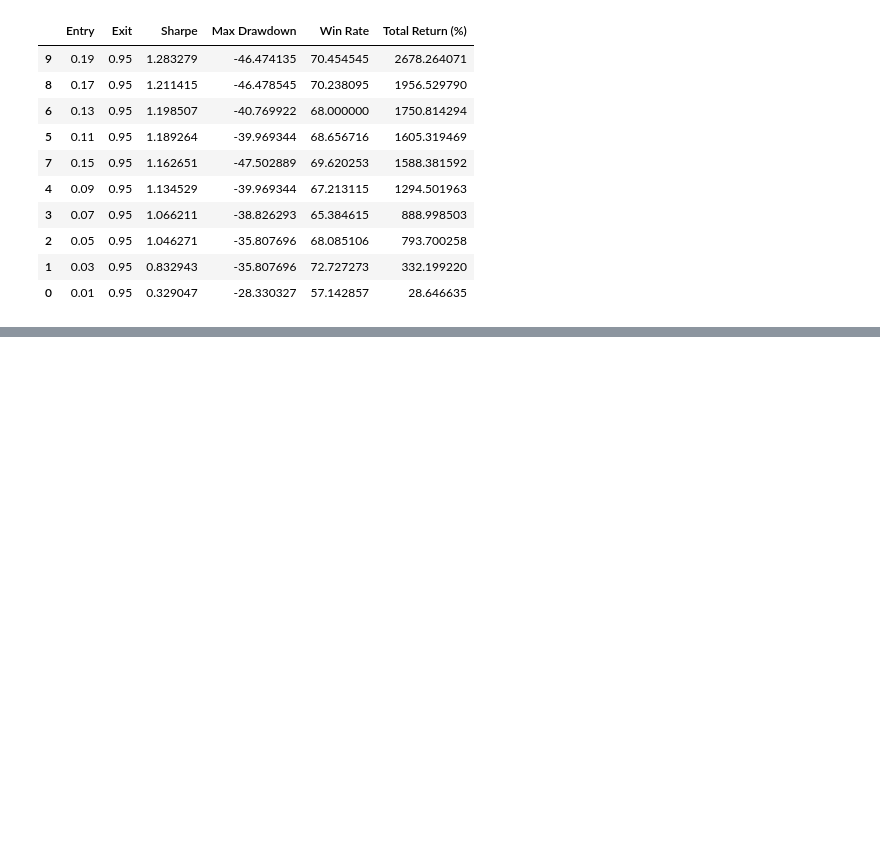
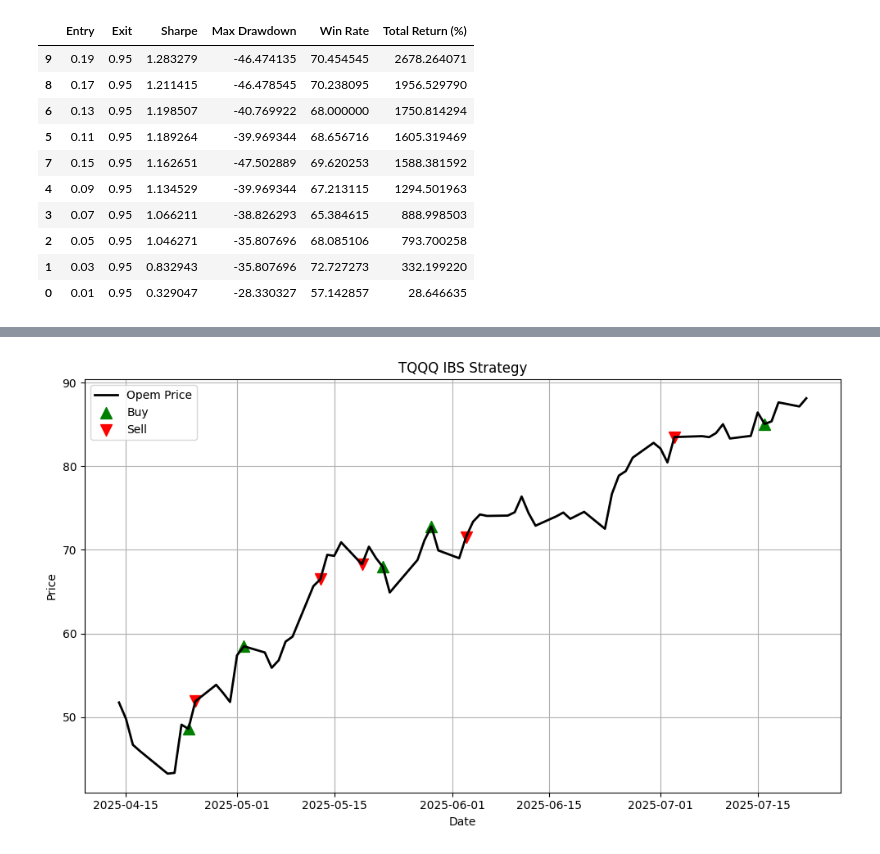
Before and after one commit to CazSyd/IBS-Strategy, a Jupyter notebook: IBS_strategy.ipynb, the cells around one changed output, grey strips where cells are left out. Saved outputs shown, nothing was run; the diff lists cells and outputs as text; code cells hidden in the pictures; blank space fills up the shorter version.

Commit message:
Update IBS strategy with signal plot
Added function for real-time buy/sell signal

```diff
--- a/IBS_strategy.ipynb
+++ b/IBS_strategy.ipynb
@@ -298,0 +302,90 @@ notebook_results_sorted.head(10)
+# %%
+from datetime import datetime, timedelta
+import pytz
+
+# Check whether to enter or exit a position based on the IBS strategy.
+
+ticker = "TQQQ"
+entry_threshold = 0.19
+exit_threshold = 0.95
+
+def enter_position(ticker, entry_threshold, exit_threshold, lookback_days=100):
+    """
+    Args:
+        ticker (str): Ticker symbol (e.g. "TQQQ")
+        entry_threshold (float): IBS entry threshold
+        exit_threshold (float): IBS exit threshold
+        lookback_days (int): Number of days to fetch from yfinance (default: 100)
+    """
+
+    # Get current US Eastern time
+    us_eastern = pytz.timezone("America/New_York")
+    now_us = datetime.now(us_eastern)
+    start_date = (now_us - timedelta(days=lookback_days)).strftime("%Y-%m-%d")
+    end_date = now_us.strftime("%Y-%m-%d")
+
+    # Download historical data
+    data = yf.download(ticker, start=start_date, end=end_date)
+    if data.empty or len(data) < 2:
+        print()
+        print("Not enough data to evaluate.")
+        return data
+
+    # Reset index and compute IBS
+    data = data.reset_index()
+    data["IBS"] = (data["Close"] - data["Low"]) / (data["High"] - data["Low"])
+
+    # Initialize Signal column
+    data["Signal"] = "Hold"
+
+    # Assign Buy/Sell signals based on previous day's IBS
+    for i in range(1, len(data)):
+        prev_ibs = data["IBS"].iloc[i - 1]
+
+        if prev_ibs < entry_threshold:
+            data.at[i, "Signal"] = "Buy"
+        elif prev_ibs > exit_threshold:
+            data.at[i, "Signal"] = "Sell"
+        else:
+            data.at[i, "Signal"] = "Hold"
+
+    # Determine which row to check (latest or second latest)
+    last_date_str = data["Date"].iloc[-1].strftime("%Y-%m-%d")
+    check_row = -2 if last_date_str == end_date else -1
+
+    # Trading signals
+    ibs_value = data["IBS"].iloc[check_row]
+    print()
+    print(f"IBS value on {data['Date'].iloc[check_row].date()}: {ibs_value:.3f}")
+
+    if ibs_value < entry_threshold:
+        print("📈 Buy signal")
+    elif ibs_value > exit_threshold:
+        print("📉 Sell signal")
+    else:
+        print("⏸ No action")
+
+    # Plotting
+    plt.figure(figsize=(10, 6))
+    plt.plot(data["Date"], data["Open"], label="Opem Price", color='black', linewidth=2)
+
+    # Buy signals
+    buy_signals = data[data["Signal"] == "Buy"]
+    plt.scatter(buy_signals["Date"], buy_signals["Open"], color="green", label="Buy", marker="^", s=100)
+
+    # Sell signals
+    sell_signals = data[data["Signal"] == "Sell"]
+    plt.scatter(sell_signals["Date"], sell_signals["Open"], color="red", label="Sell", marker="v", s=100)
+
+    plt.title(f"{ticker} IBS Strategy")
+    plt.xlabel("Date")
+    plt.ylabel("Price")
+    plt.legend()
+    plt.grid(True)
+    plt.tight_layout()
+    plt.show()
+
+    return data   # pd.DataFrame: Data with IBS column
+
+enter_position(ticker, entry_threshold, exit_threshold)
+# %% [output]
@@ -298,0 +395 @@ notebook_results_sorted.head(10)
+[figure, added]
```
Also changed, not shown: parts of 2 cells of this notebook.
